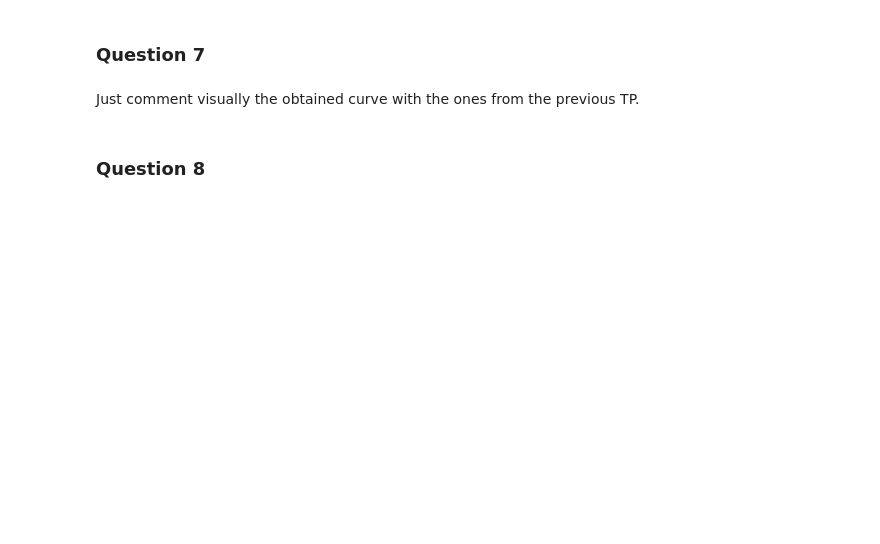
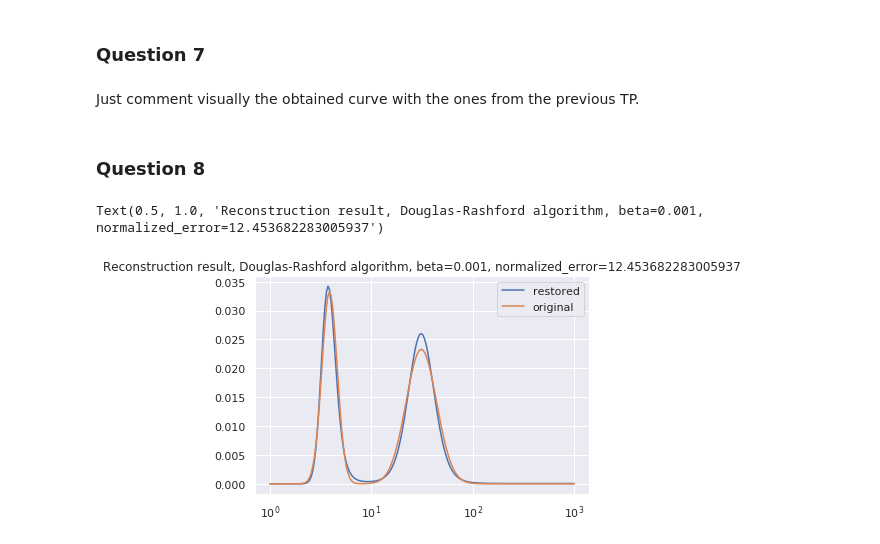
Before and after one commit to EmmanuelJhno/LabsLargeScaleDistributedOptimization, a Jupyter notebook: LSD_TPn2_2_Jehanno_Rauby.ipynb, the cells around one changed output. Drawn from its saved outputs; the diff is of its cells as text; code cells hidden in the pictures; blank space fills up the shorter version.

Commit message:
ppxa+

```diff
--- a/LSD_TPn2_2_Jehanno_Rauby.ipynb
+++ b/LSD_TPn2_2_Jehanno_Rauby.ipynb
@@ -118,6 +118,9 @@ def prox_f(x, K, y):
     return the prox_{||K . -y ||^2}(x)
     '''
     return np.linalg.inv(K.T @ K + np.eye(K.shape[1])) @ (x + K.T @ y)
+
+def prox_h(x, eta, k , sigma, y , M):
+    return(y + (x-y) * min(1, sigma * np.square(M * eta) / np.linalg.norm(x - y, ord=2)))
 # %% [markdown]
 #### Forward Backward Algorithm
 # %%
@@ -279,3 +280,49 @@ ValueError:
 Just comment visually the obtained curve with the ones from the previous TP.
 # %% [markdown]
 ### Question 8
+# %%
+def ppxa(beta, eps=1e-6, max_iter=1000):
+    nu = np.max(abs(np.linalg.eigvals(K.T @ K)))
+    # choose gamma in ]0, 2/nu[
+    gamma = 1 #1/nu
+    delta = 2 - gamma*nu/2
+    # choose lbda in [0, delta[
+    lbda = 1/2 #delta/2#
+    eta = 1e-3
+    sigma = 1e-2
+    M = 1e-4
+    itr = 0
+    x_n_1, x_n_2 = np.zeros(K.shape[1]), np.zeros(K.shape[0])  #np.random.random(x.shape)
+    mat = np.linalg.inv(K.T @ K + np.eye(K.shape[1]))
+    v_n = mat @ (x_n_1 + K.T @ x_n_2)
+    convergence = False
+    while itr < max_iter and not convergence:
+        y_n_1 = prox_g(x_n_1, gamma = beta)
+        y_n_2 = prox_h(x_n_2, eta, K , sigma, y , M)
+        c_n = mat @ (y_n_1 + K.T @ y_n_2)
+        x_n_1 = x_n_1 + lbda * (2 * c_n - v_n - y_n_1)
+        x_n_2 = x_n_2 + lbda * ( K @ (2 * c_n - v_n) - y_n_2)
+        v_n_1 = v_n + lbda  * (c_n - v_n)
+        if np.isinf(x_n_1).any():
+            raise ValueError
+        error = np.linalg.norm(v_n_1 - v_n, ord=2) / np.linalg.norm(v_n, ord=2)
+        if error < eps :
+            convergence = True
+        v_n = v_n_1
+        itr += 1
+
+    return v_n, error
+
+beta = 1e-3 #0.000159
+x_rec_DR, error = ppxa(beta, eps=1e-6, max_iter=1000)
+rec_error = np.linalg.norm(x-x_rec_DR, ord=2)/np.linalg.norm(x, ord=2)
+fg, ax = plt.subplots(1,1)
+ax.set_xscale('log')
+ax.plot(T_n_exp, x_rec_DR, label='restored')
+ax.plot(T_n_exp, x, label='original')
+ax.legend()
+ax.set_title('Reconstruction result, Douglas-Rashford algorithm, beta={0}, normalized_error={1}'.format(beta,
+                                                                                                    rec_error))
+# %% [output]
+Text(0.5, 1.0, 'Reconstruction result, Douglas-Rashford algorithm, beta=0.001, normalized_error=12.453682283005937')
+[figure, added]
```
Also changed, not shown: parts of 5 cells of this notebook.
